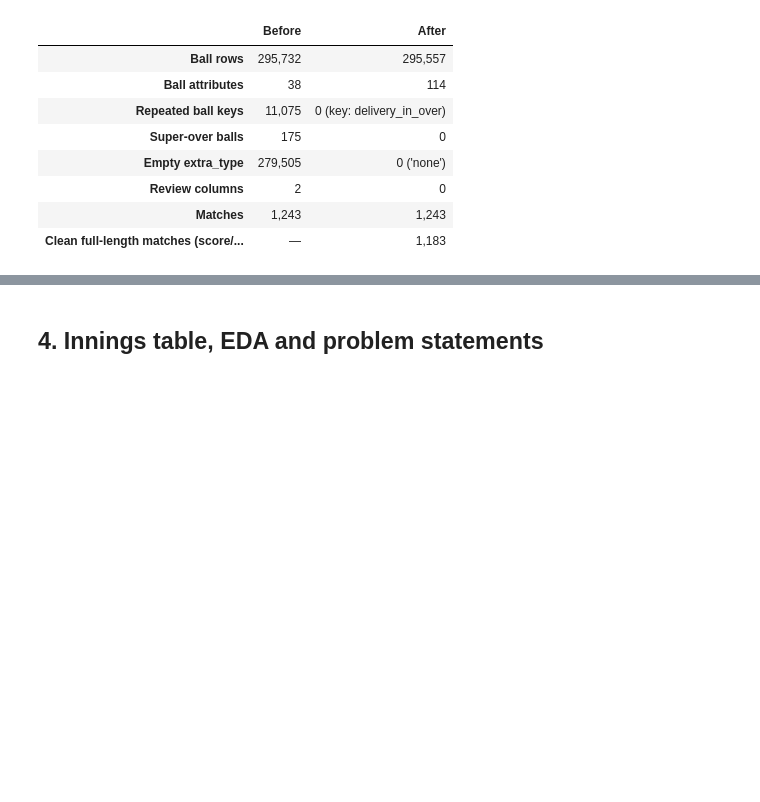
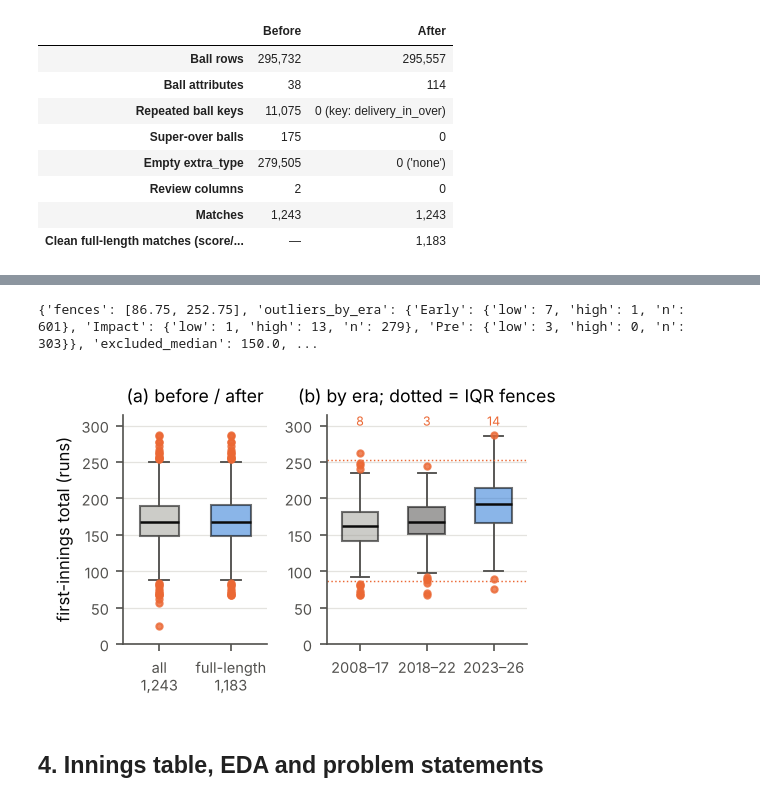
Before and after one commit to Snehil-Modi04/DSC_Project_IPL_Dataset, a Jupyter notebook: ipl_hypothesis_tests.ipynb, the cells around one changed output, grey strips where cells are left out. Cells and saved outputs as stored; diff of their text form; code cells hidden in the pictures; blank space fills up the shorter version.

```diff
--- a/ipl_hypothesis_tests.ipynb
+++ b/ipl_hypothesis_tests.ipynb
@@ -241,3 +246,38 @@ before_after
+# %%
+allfi = m["first_innings_runs"].dropna()
+q1b, q3b = fi.quantile([.25, .75]); iqrb = q3b - q1b; lo_f, hi_f = q1b - 1.5 * iqrb, q3b + 1.5 * iqrb
+clean_era = clean.assign(era=clean["season"].map(era_of))
+out_by_era = {e: {"low": int((g["first_innings_runs"] < lo_f).sum()), "high": int((g["first_innings_runs"] > hi_f).sum()), "n": len(g)}
+              for e, g in clean_era.groupby("era")}
+excluded = m[~m["match_id"].isin(clean["match_id"])]["first_innings_runs"].dropna()
+RESULTS["box"] = {"fences": [round(float(lo_f), 2), round(float(hi_f), 2)], "outliers_by_era": out_by_era,
+                  "excluded_median": float(excluded.median()), "excluded_min": float(excluded.min()),
+                  "all_min": float(allfi.min()), "clean_min": float(fi.min()), "clean_median": float(fi.median()), "all_median": float(allfi.median())}
+print(RESULTS["box"])
+bp_kw = dict(widths=0.55, patch_artist=True, medianprops=dict(color=INK, lw=1.2),
+             whiskerprops=dict(color=INK2, lw=0.9), capprops=dict(color=INK2, lw=0.9),
+             flierprops=dict(marker="o", ms=3, mfc=SERIES[1], mec=SERIES[1], alpha=0.8))
+fig, axes = plt.subplots(1, 2, figsize=(3.4, 2.3), gridspec_kw={"width_ratios": [1, 1.4]})
+ax = axes[0]
+b1 = ax.boxplot([allfi.values, fi.values], **bp_kw)
+for patch, c in zip(b1["boxes"], [MUTED, SERIES[0]]): patch.set_facecolor(c); patch.set_alpha(0.55)
+ax.set_xticks([1, 2]); ax.set_xticklabels(["all\n1,243", "full-length\n1,183"]); ax.grid(axis="x", visible=False)
+ax.set_ylabel("first-innings total (runs)"); ax.set_title("(a) before / after")
+ax = axes[1]
+data_e = [clean_era[clean_era["era"] == e]["first_innings_runs"].values for e in ["Early", "Pre", "Impact"]]
+b2 = ax.boxplot(data_e, **bp_kw)
+for patch, c in zip(b2["boxes"], [MUTED, INK2, SERIES[0]]): patch.set_facecolor(c); patch.set_alpha(0.55)
+for yv in (lo_f, hi_f): ax.axhline(yv, color=SERIES[1], lw=0.7, ls=":")
+for i, e in enumerate(["Early", "Pre", "Impact"], start=1):
+    ax.text(i, 300, f"{out_by_era[e]['low'] + out_by_era[e]['high']}", ha="center", fontsize=6, color=SERIES[1])
+ax.set_ylim(0, 315); axes[0].set_ylim(0, 315)
+ax.set_xticks([1, 2, 3]); ax.set_xticklabels(["2008–17", "2018–22", "2023–26"]); ax.grid(axis="x", visible=False)
+ax.set_title("(b) by era; dotted = IQR fences")
+fig.tight_layout()
+save(fig, "fig_box_prep")
+# %% [output]
+{'fences': [86.75, 252.75], 'outliers_by_era': {'Early': {'low': 7, 'high': 1, 'n': 601}, 'Impact': {'low': 1, 'high': 13, 'n': 279}, 'Pre': {'low': 3, 'high': 0, 'n': 303}}, 'excluded_median': 150.0, ...
+[figure, added]
 # %% [markdown]
 ## 4. Innings table, EDA and problem statements
 # %%
```
Also changed, not shown: parts of 15 cells of this notebook, 5 other files.
